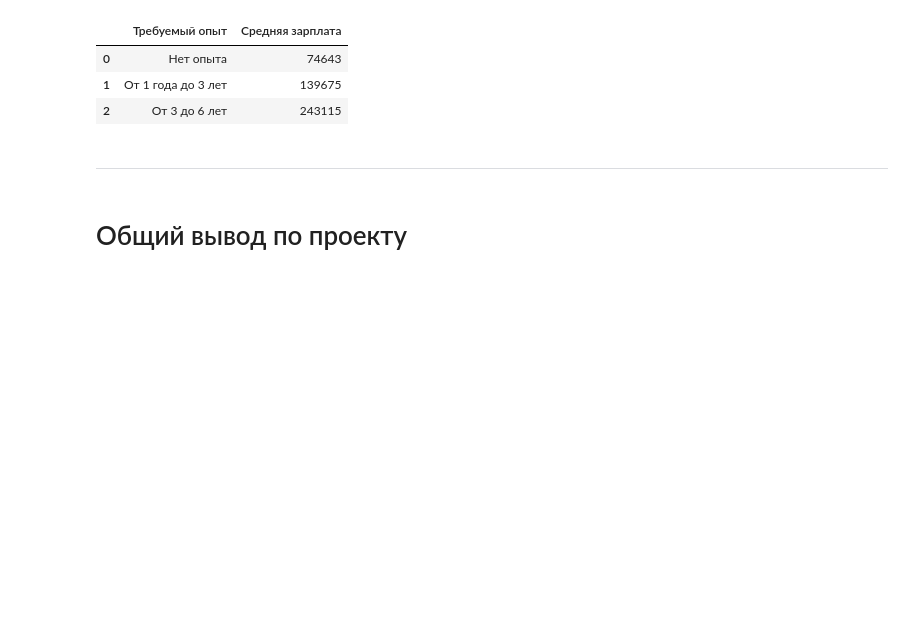
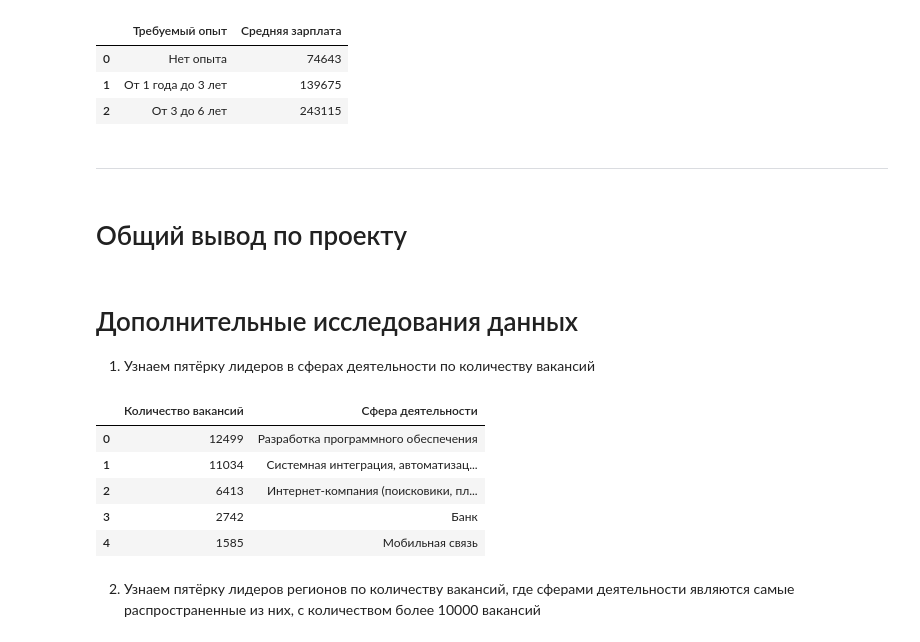
Before and after one commit to MSvyatoslavB/DS_Projects, a Jupyter notebook: project_2/Project_2_Ноутбук_шаблон.ipynb, the cells around one changed output. Cells and saved outputs as stored; diff of their text form; code cells hidden in the pictures; blank space fills up the shorter version.

```diff
--- a/project_2/Project_2_Ноутбук_шаблон.ipynb
+++ b/project_2/Project_2_Ноутбук_шаблон.ipynb
@@ -845,3 +845,44 @@ except exc.SQLAlchemyError:  # если не получилось выполни
 # Из всех представленных на сайте работодателей у 3553 работодателей в качетсве сферы деятельности указана Разработка программного обеспечения
 
 # здесь можно (это будет плюсом) провести дополнительные исследования данных, сделать прогнозы, продумать варианты продолжения исследования
+# %% [markdown]
+# Дополнительные исследования данных
+1. Узнаем пятёрку лидеров в сферах деятельности по количеству вакансий
+# %%
+# текст запроса
+query_bonus_1 = f'''
+SELECT
+  COUNT(1) AS "Количество вакансий", /*подсчет всех строк и назначение алиаса*/
+  i.name AS "Сфера деятельности" /*столбец с названием сферы деятельности и назначение алиаса*/
+FROM
+  public.vacancies AS v /*из таблицы вакансий и назначение алиаса*/
+  /*присоединение таблицы employers (работодателей) по условию столбец с id-работодателя из таблицы вакансий равен столбцу с id из таблицы работодателей*/
+  JOIN public.employers AS e ON v.employer_id=e.id
+  /*присоединение таблицы employers_industries по условию столбец с id из таблицы работодателей равен столбцу с id-работодателя из таблицы employers_industries*/
+  JOIN public.employers_industries AS e_i ON e.id=e_i.employer_id
+  /*присоединение таблицы industries (сфера деятельности) по условию id-сферы деятельности из таблицы employers_industries равен столбцу с id из таблицы сфер деятельности*/
+  JOIN public.industries AS i ON e_i.industry_id=i.id
+GROUP BY
+  i.name /*группировка по столбцу с насзвание сфер деятельности*/
+ORDER BY
+  COUNT(1) DESC /*сортировка по убыванию*/
+LIMIT
+  5 /*ограничение вывода пятью значениями*/
+'''
+# %%
+# результат запроса
+try:  # попытка выполнить запрос
+    # сохраняем в dataframe
+    df = pd.DataFrame(connection.execute(text(query_bonus_1)).fetchall())
+    display(df)  # выводим dataframe
+except exc.SQLAlchemyError:  # если не получилось выполнить запрос
+    display('Запрос к базе данных не выполнен!')  # выводим сообщение
+# %% [output]
+|  | Количество вакансий | Сфера деятельности |
+| 0 | 12499 | Разработка программного обеспечения |
+| 1 | 11034 | Системная интеграция, автоматизац... |
+| 2 | 6413 | Интернет-компания (поисковики, пл... |
+| 3 | 2742 | Банк |
+| 4 | 1585 | Мобильная связь |
+# %% [markdown]
+2. Узнаем пятёрку лидеров регионов по количеству вакансий, где сферами деятельности являются самые распространенные из них, с количеством более 10000 вакансий
```
Also changed, not shown: parts of 7 cells of this notebook.
